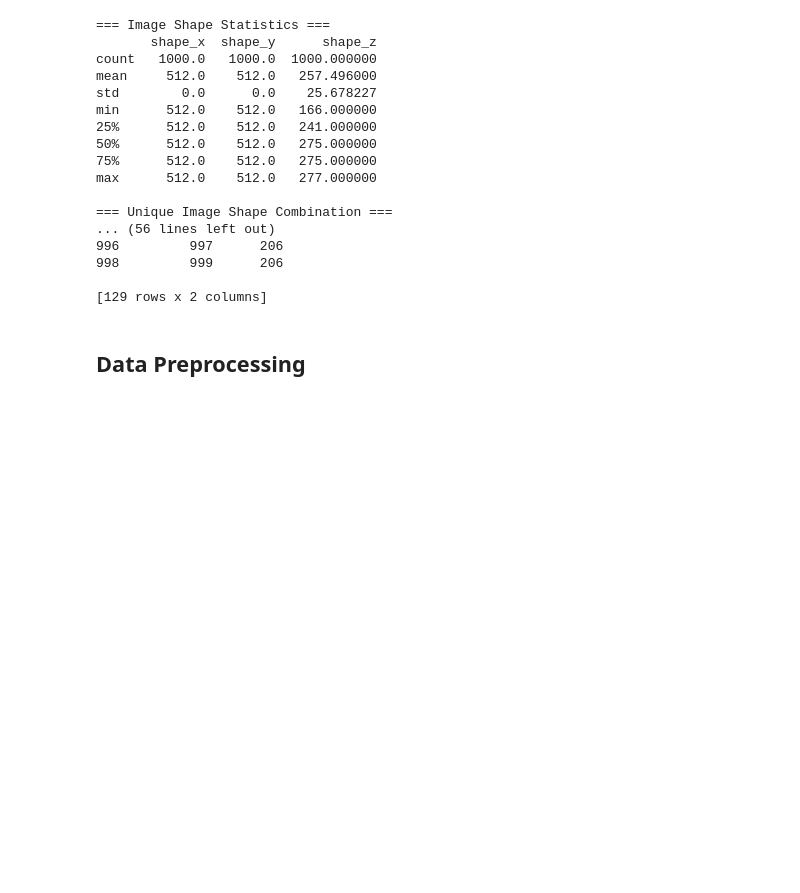
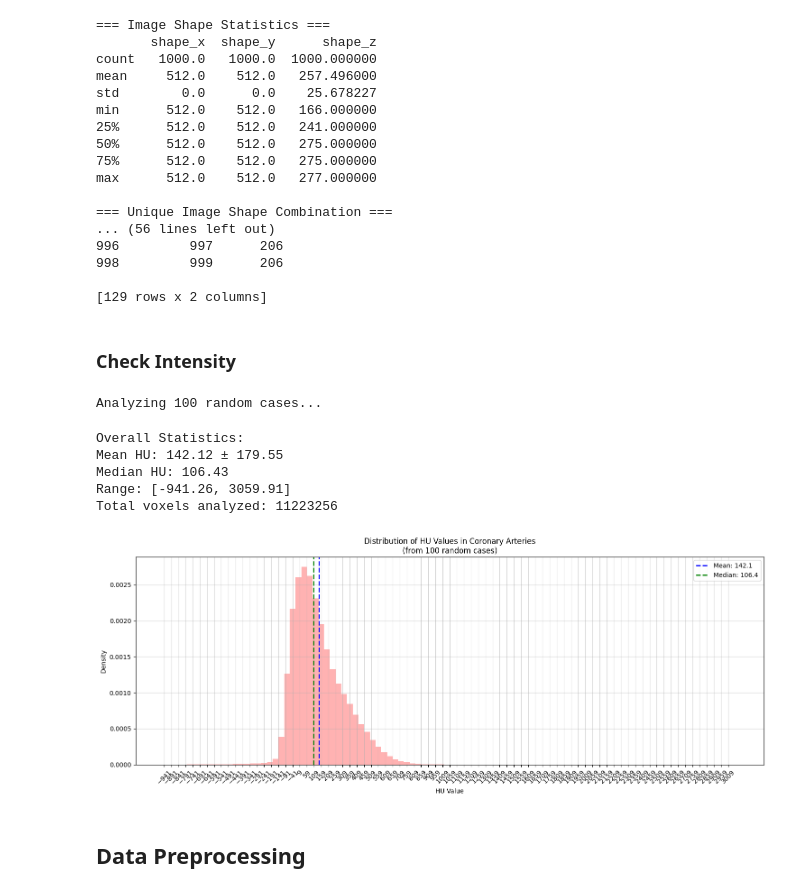
Before and after one commit to seoooa/coronary-artery, a Jupyter notebook: src/data/eda/imageCAS.ipynb, the cells around one changed output. Drawn from its saved outputs; the diff is of its cells as text; code cells hidden in the pictures; blank space fills up the shorter version.

```diff
--- a/src/data/eda/imageCAS.ipynb
+++ b/src/data/eda/imageCAS.ipynb
@@ -285,3 +291,5 @@ max      512.0    512.0   277.000000
 998         999      206
 
 [129 rows x 2 columns]
+# %% [markdown]
+### Check Intensity
@@ -288,3 +368,15 @@ max      512.0    512.0   277.000000
+# %%
+base_path = "data/imageCAS"
+
+results = visualize_hu_distribution(base_path, n_samples=100)
+# %% [output]
+Analyzing 100 random cases...
+Overall Statistics:
+Mean HU: 142.12 ± 179.55
+Median HU: 106.43
+Range: [-941.26, 3059.91]
+Total voxels analyzed: 11223256
+[figure, added]
 # %% [markdown]
 ## Data Preprocessing
 # %%
```
Also changed, not shown: parts of 15 cells of this notebook, 6 other files.
